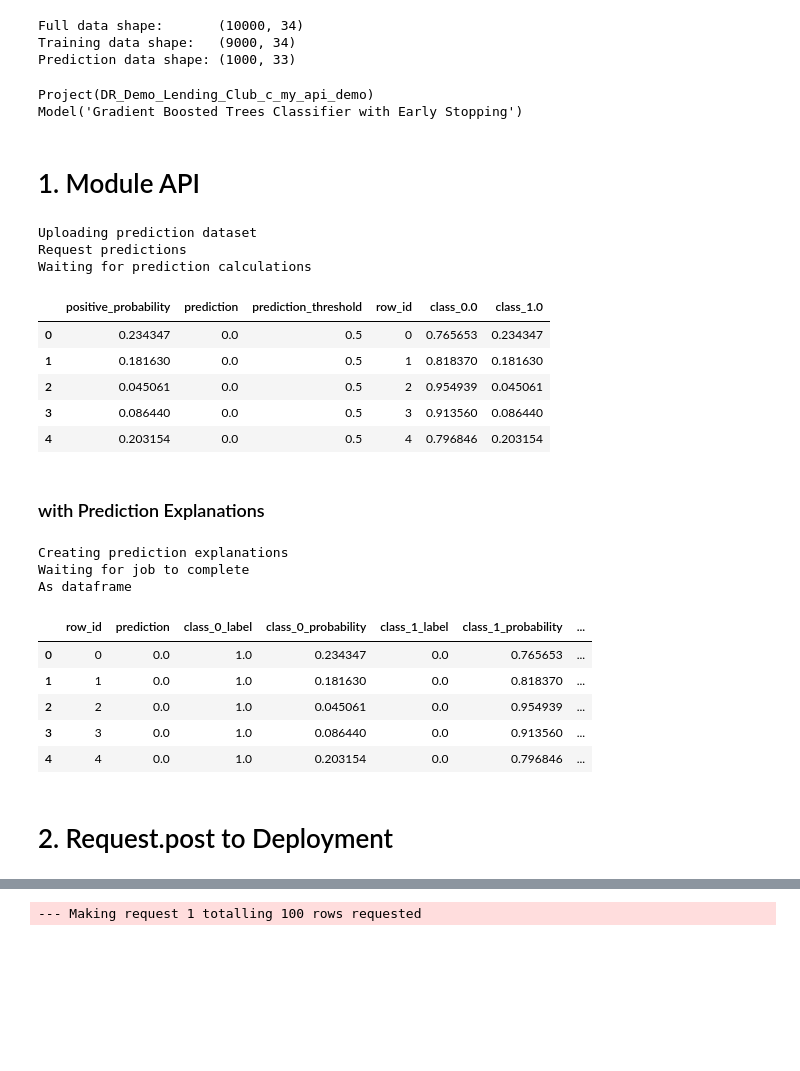
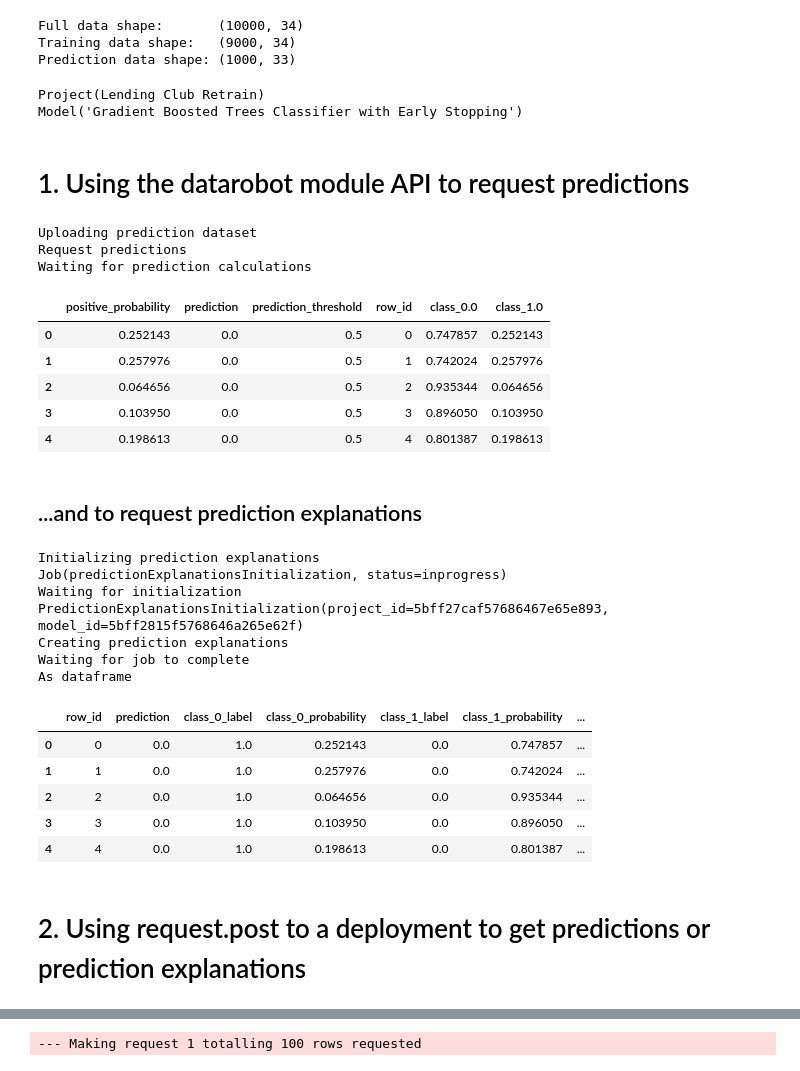
Before and after one commit to mcohenmcohen/DataRobot, a Jupyter notebook: utils_scoring_and_predictions.ipynb, the cells around one changed output, grey strips where cells are left out. Cells and saved outputs as stored; diff of their text form; code cells hidden in the pictures; blank space fills up the shorter version.

Commit message:
Added pred explanations to request.post call

```diff
--- a/utils_scoring_and_predictions.ipynb
+++ b/utils_scoring_and_predictions.ipynb
@@ -57,8 +57,10 @@ USERNAME = os.environ['DATAROBOT_USERNAME']
 API_TOKEN = os.environ['DATAROBOT_API_TOKEN']
 
 dr.Client(token=API_TOKEN, endpoint='https://app.datarobot.com/api/v2')  # /predApi/v1.0
-PROJECT_ID = '5bdcda3c38f00b610eff5d8f'
-MODEL_ID = '5bdcdd9b16378b3d256a8d9c'
+# dr.Client(token=API_TOKEN, endpoint='https://cfds-ccm-prod.orm.datarobot.com/predApi/v1.0')  #
+
+PROJECT_ID = '5bff27caf57686467e65e893'
+MODEL_ID = '5bff2815f5768646a265e62f'
 
 DEPLOYMENT_ID = '5bda1b807c6f8b2c45427f7e'
 
@@ -69,10 +71,10 @@ datasets = project.get_datasets()
 print(project)
 print(model)
 # %% [output]
-Project(DR_Demo_Lending_Club_c_my_api_demo)
+Project(Lending Club Retrain)
 Model('Gradient Boosted Trees Classifier with Early Stopping')
-# %% [markdown]
-# 1. Module API
+# %% [markdown]
+# 1. Using the datarobot module API to request predictions
 # %%
 #
 # New Scoring Predictions directly on project and model object
@@ -93,49 +95,57 @@ Uploading prediction dataset
 Request predictions
 Waiting for prediction calculations
 |  | positive_probability | prediction | prediction_threshold | row_id | class_0.0 | class_1.0 |
-| 0 | 0.234347 | 0.0 | 0.5 | 0 | 0.765653 | 0.234347 |
-| 1 | 0.181630 | 0.0 | 0.5 | 1 | 0.818370 | 0.181630 |
-| 2 | 0.045061 | 0.0 | 0.5 | 2 | 0.954939 | 0.045061 |
-| 3 | 0.086440 | 0.0 | 0.5 | 3 | 0.913560 | 0.086440 |
-| 4 | 0.203154 | 0.0 | 0.5 | 4 | 0.796846 | 0.203154 |
+| 0 | 0.252143 | 0.0 | 0.5 | 0 | 0.747857 | 0.252143 |
+| 1 | 0.257976 | 0.0 | 0.5 | 1 | 0.742024 | 0.257976 |
+| 2 | 0.064656 | 0.0 | 0.5 | 2 | 0.935344 | 0.064656 |
+| 3 | 0.103950 | 0.0 | 0.5 | 3 | 0.896050 | 0.103950 |
+| 4 | 0.198613 | 0.0 | 0.5 | 4 | 0.801387 | 0.198613 |
-# %% [markdown]
-### with Prediction Explanations
+# %% [markdown]
+## ...and to request prediction explanations
 # %%
 # Per https://datarobot-public-api-client.readthedocs-hosted.com/en/v2.13.1/api/prediction_explanations.html
 # you may need to do this:
 #
 # In order to create PredictionExplanations for a particular model and dataset, you must first:
 #
 # Compute feature impact for the model via
 # dr.Model.get_feature_impact()
 #
 # Compute a PredictionExplanationsInitialization for the model via
-# pei = dr.PredictionExplanationsInitialization.create(project.id, model.id)
+print('Initializing prediction explanations')
+pei = dr.PredictionExplanationsInitialization.create(project.id, model.id)
+print(pei)
+print('Waiting for initialization')
+print(pei.get_result_when_complete())
 #
 # Compute predictions for the model and dataset via
 # dr.Model.request_predictions(dataset_from_path.id)
 
 print('Creating prediction explanations')
 pe_job = dr.PredictionExplanations.create(project.id, model.id,  dataset_from_path.id)
 
 print('Waiting for job to complete')
 pe = pe_job.get_result_when_complete()
 
 print('As dataframe')
 df_pe = pe.get_all_as_dataframe()
 df_pe.head()
 # %% [output]
+Initializing prediction explanations
+Job(predictionExplanationsInitialization, status=inprogress)
+Waiting for initialization
+PredictionExplanationsInitialization(project_id=5bff27caf57686467e65e893, model_id=5bff2815f5768646a265e62f)
 Creating prediction explanations
 Waiting for job to complete
 As dataframe
 |  | row_id | prediction | class_0_label | class_0_probability | class_1_label | class_1_probability | ... |
-| 0 | 0 | 0.0 | 1.0 | 0.234347 | 0.0 | 0.765653 | ... |
-| 1 | 1 | 0.0 | 1.0 | 0.181630 | 0.0 | 0.818370 | ... |
-| 2 | 2 | 0.0 | 1.0 | 0.045061 | 0.0 | 0.954939 | ... |
-| 3 | 3 | 0.0 | 1.0 | 0.086440 | 0.0 | 0.913560 | ... |
-| 4 | 4 | 0.0 | 1.0 | 0.203154 | 0.0 | 0.796846 | ... |
+| 0 | 0 | 0.0 | 1.0 | 0.252143 | 0.0 | 0.747857 | ... |
+| 1 | 1 | 0.0 | 1.0 | 0.257976 | 0.0 | 0.742024 | ... |
+| 2 | 2 | 0.0 | 1.0 | 0.064656 | 0.0 | 0.935344 | ... |
+| 3 | 3 | 0.0 | 1.0 | 0.103950 | 0.0 | 0.896050 | ... |
+| 4 | 4 | 0.0 | 1.0 | 0.198613 | 0.0 | 0.801387 | ... |
-# %% [markdown]
-# 2. Request.post to Deployment
+# %% [markdown]
+# 2. Using request.post to a deployment to get predictions or prediction explanations
 # %%
 #
 # This is taken from the Deployement > Integrations tab, with add code for a pandas dataframe
```
Also changed, not shown: parts of 10 cells of this notebook.
